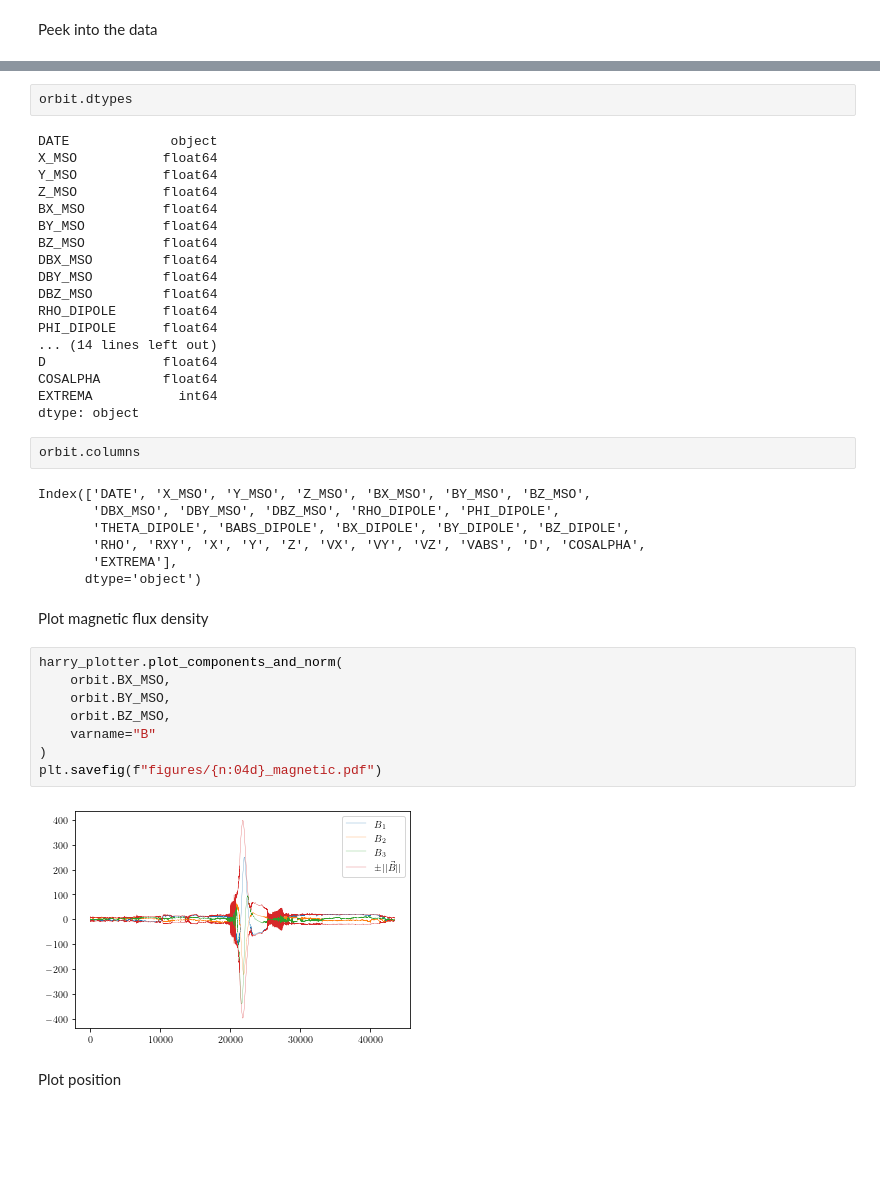
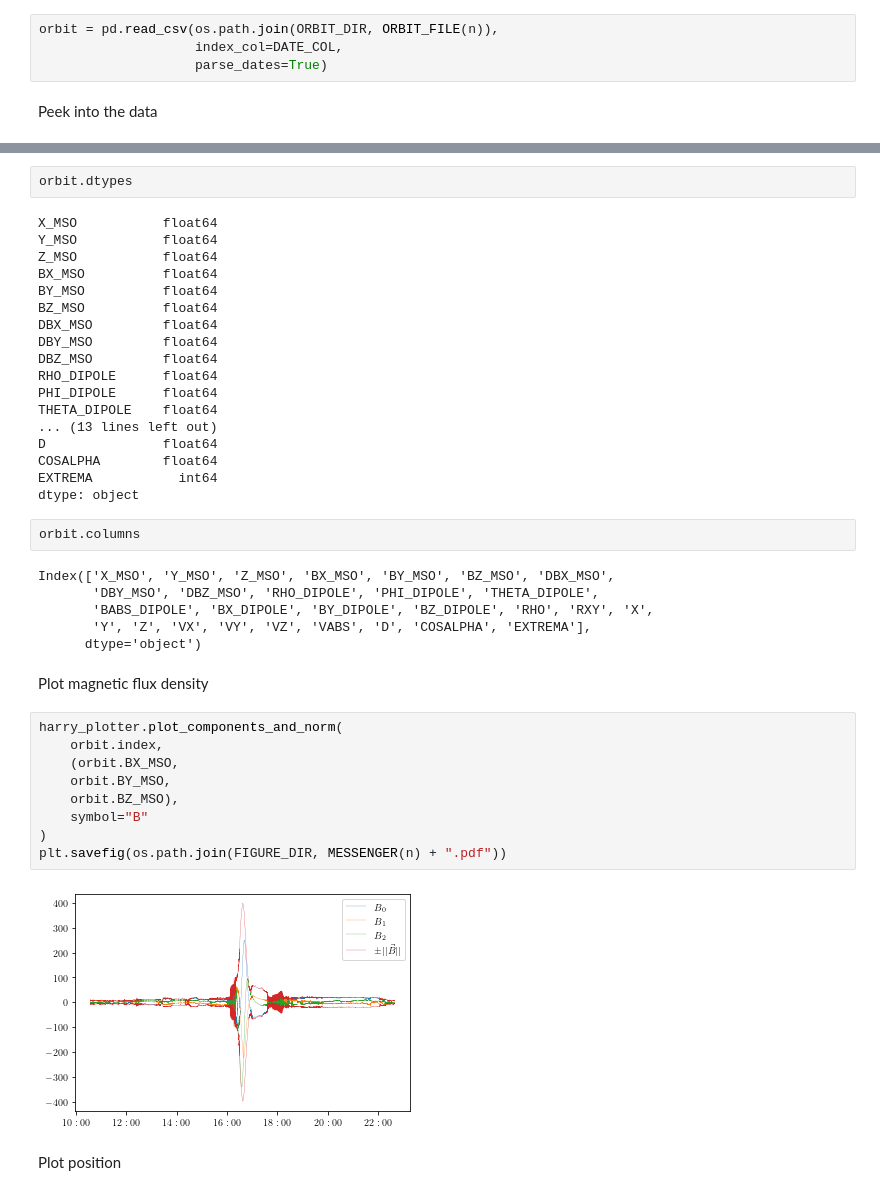
Before and after one commit to nkirschi/Freddie, a Jupyter notebook: data_exploration.ipynb, the cells around one changed output, grey strips where cells are left out. Drawn from its saved outputs; the diff is of its cells as text; blank space fills up the shorter version.

```diff
--- a/data_exploration.ipynb
+++ b/data_exploration.ipynb
@@ -17,3 +14,7 @@ orbit = pd.read_csv(f"orbits/messenger-{n:04d}.csv")
+# %%
+orbit = pd.read_csv(os.path.join(ORBIT_DIR, ORBIT_FILE(n)),
+                    index_col=DATE_COL,
+                    parse_dates=True)
 # %% [markdown]
 Peek into the data
 # %%
@@ -29,7 +31,6 @@ orbit.head()
 # %%
 orbit.dtypes
 # %% [output]
-DATE             object
 X_MSO           float64
 Y_MSO           float64
 Z_MSO           float64
@@ -41,7 +42,8 @@ DBY_MSO         float64
 DBZ_MSO         float64
 RHO_DIPOLE      float64
 PHI_DIPOLE      float64
-... (14 lines left out)
+THETA_DIPOLE    float64
+... (13 lines left out)
 D               float64
 COSALPHA        float64
 EXTREMA           int64
@@ -49,24 +51,24 @@ dtype: object
 # %%
 orbit.columns
 # %% [output]
-Index(['DATE', 'X_MSO', 'Y_MSO', 'Z_MSO', 'BX_MSO', 'BY_MSO', 'BZ_MSO',
-       'DBX_MSO', 'DBY_MSO', 'DBZ_MSO', 'RHO_DIPOLE', 'PHI_DIPOLE',
-       'THETA_DIPOLE', 'BABS_DIPOLE', 'BX_DIPOLE', 'BY_DIPOLE', 'BZ_DIPOLE',
-       'RHO', 'RXY', 'X', 'Y', 'Z', 'VX', 'VY', 'VZ', 'VABS', 'D', 'COSALPHA',
-       'EXTREMA'],
+Index(['X_MSO', 'Y_MSO', 'Z_MSO', 'BX_MSO', 'BY_MSO', 'BZ_MSO', 'DBX_MSO',
+       'DBY_MSO', 'DBZ_MSO', 'RHO_DIPOLE', 'PHI_DIPOLE', 'THETA_DIPOLE',
+       'BABS_DIPOLE', 'BX_DIPOLE', 'BY_DIPOLE', 'BZ_DIPOLE', 'RHO', 'RXY', 'X',
+       'Y', 'Z', 'VX', 'VY', 'VZ', 'VABS', 'D', 'COSALPHA', 'EXTREMA'],
       dtype='object')
 # %% [markdown]
 Plot magnetic flux density
 # %%
 harry_plotter.plot_components_and_norm(
-    orbit.BX_MSO,
+    orbit.index,
+    (orbit.BX_MSO,
     orbit.BY_MSO,
-    orbit.BZ_MSO,
-    varname="B"
+    orbit.BZ_MSO),
+    symbol="B"
 )
-plt.savefig(f"figures/{n:04d}_magnetic.pdf")
+plt.savefig(os.path.join(FIGURE_DIR, MESSENGER(n) + ".pdf"))
 # %% [output]
-[figure, old version]
+[figure, new version]
 # %% [markdown]
 Plot position
 # %%
```
Also changed, not shown: parts of 7 cells of this notebook.
